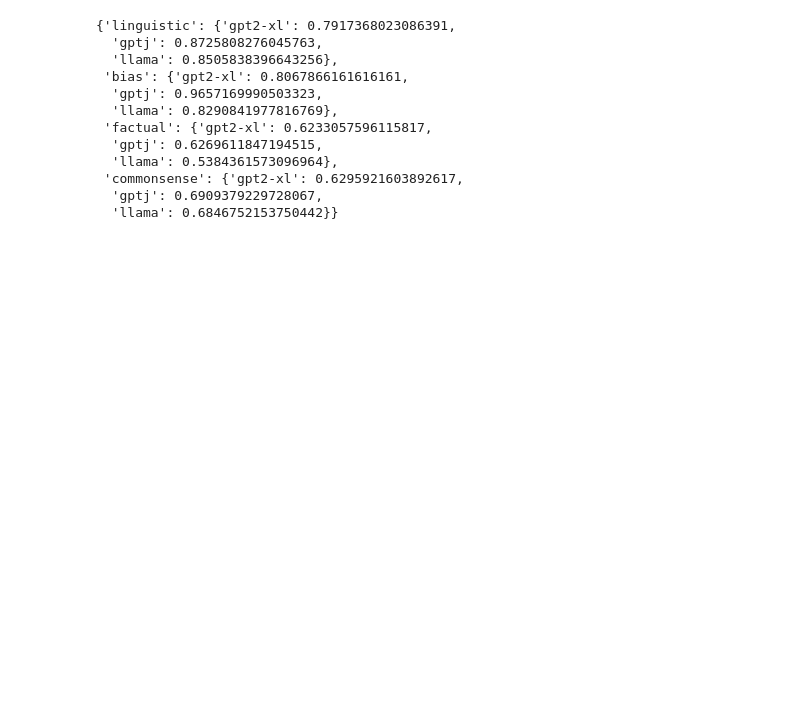
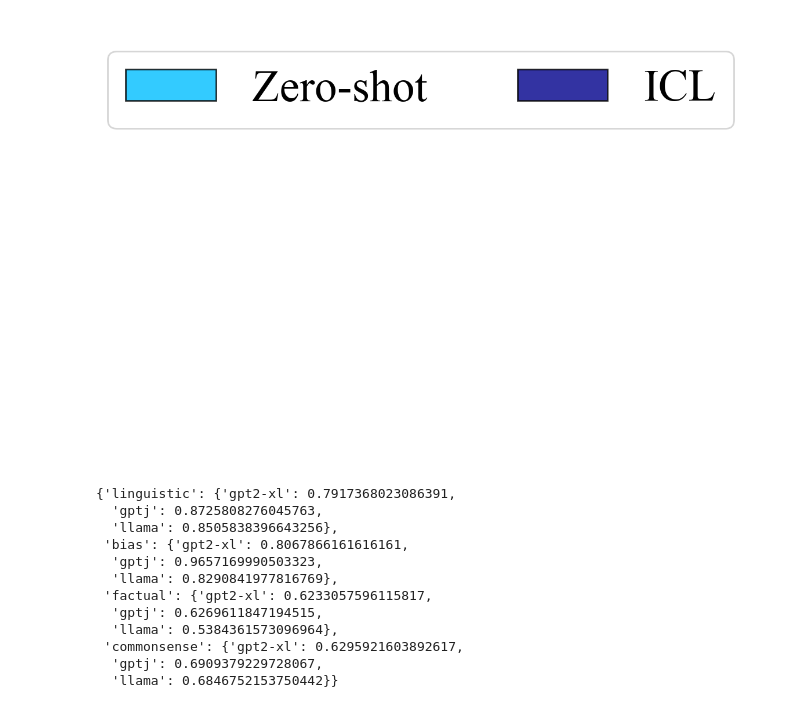
Before and after one commit to evandez/relations, a Jupyter notebook: notebooks/figures/faithfulness.ipynb, the cells around one changed output. Cells and saved outputs as stored; diff of their text form; code cells hidden in the pictures; blank space fills up the shorter version.

```diff
--- a/notebooks/figures/faithfulness.ipynb
+++ b/notebooks/figures/faithfulness.ipynb
@@ -154,3 +160,14 @@ fig.show()
+# %%
+import matplotlib as mpl
+palette = dict(zip(['Zero-shot', "ICL"], ['deepskyblue', 'darkblue']))
+handles = [mpl.patches.Patch(facecolor=palette[x], label=x, edgecolor="black", alpha=0.8) for x in palette.keys()]
+# Create legend
+plt.legend(handles=handles, ncols=2)
+# Get current axes object and turn off axis
+plt.gca().set_axis_off()
+plt.savefig(f"{fig_dir}/legend_faithfulness_lre.pdf", format="pdf", bbox_inches="tight")
+# %% [output]
+[figure, added]
 # %%
 MODELS = ["gpt2-xl", "gptj", "llama"]
 categorywise_results = {}
```
Also changed, not shown: parts of 21 cells of this notebook, 11 other files.
